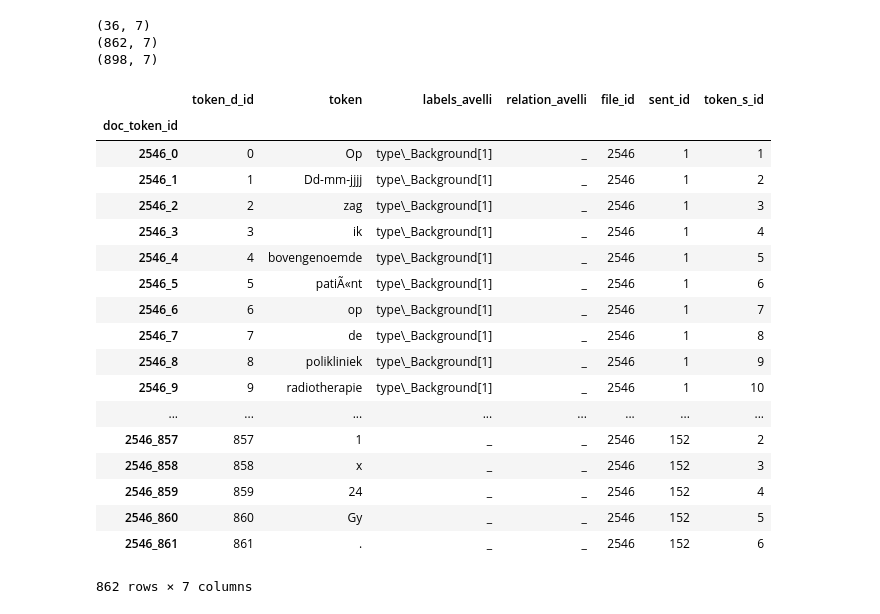
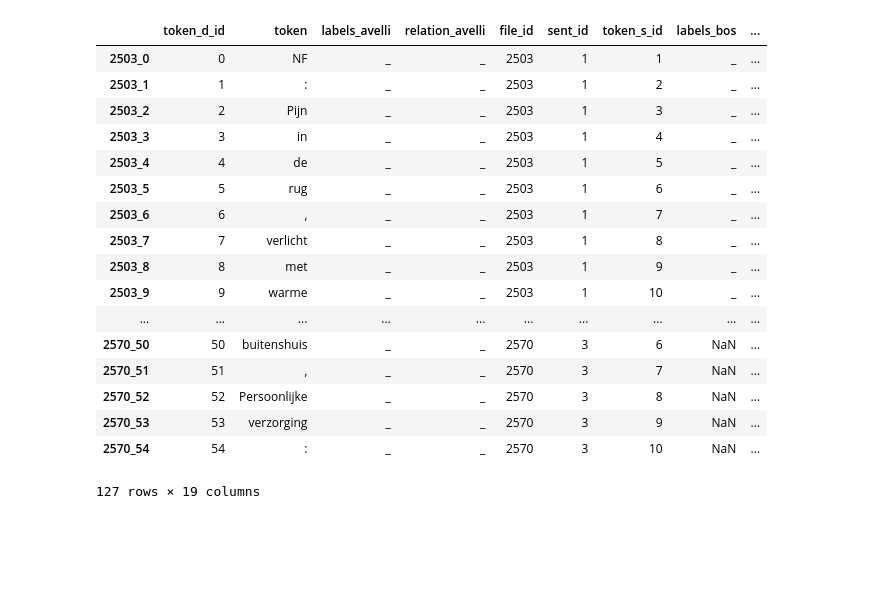
Before and after one commit to cltl/a-proof, a Jupyter notebook: join_annotations_by_multiple_annotators.ipynb, the cells around one changed output. Saved outputs shown, nothing was run; the diff lists cells and outputs as text; code cells hidden in the pictures; blank space fills up the shorter version.

Commit message:
Worked on join_annotations_by_multiple_annotators.ipynb

```diff
--- a/join_annotations_by_multiple_annotators.ipynb
+++ b/join_annotations_by_multiple_annotators.ipynb
@@ -35,12 +12,13 @@ def open_df_from_tsv(filename):
     with open(filename, 'r') as infile:
         for row in infile:
             if row.startswith('#'):
-                print(row)
                 continue
             row = row[:-1]
             split_row = row.split('\t')
             if split_row[0] == '':
                 continue
+            if len(split_row) != 5:
+                split_row.extend(['_', '_'])
             data.append(split_row)
     data
 
@@ -59,6 +37,3 @@ def open_df_from_tsv(filename):
 
 
     return df
-# %%
-df = open_df_from_tsv("sample_data/Avelli+wk_project_2020-07-24_1202/annotation/notities_2017_deel1_cleaned.csv---2503.conll/avelli.tsv")
-df.head()
@@ -73,3 +39,0 @@ df.head()
-# %%
-df_temp = open_df_from_tsv("sample_data/Avelli+wk_project_2020-07-24_1202/annotation/notities_2017_deel1_cleaned.csv---2546.conll/avelli.tsv")
-df_temp.head()
@@ -131,30 +40,35 @@ df_new
-# %%
-print(df.shape)
-print(df_temp.shape)
-print(df_new.shape)
-# %% [output]
-(36, 7)
-(862, 7)
-(898, 7)
-# %%
-df_temp
-# %% [output]
-|  | token_d_id | token | labels_avelli | relation_avelli | file_id | sent_id | token_s_id |
-| doc_token_id |  |  |  |  |  |  |  |
-| 2546_0 | 0 | Op | type\_Background[1] | _ | 2546 | 1 | 1 |
-| 2546_1 | 1 | Dd-mm-jjjj | type\_Background[1] | _ | 2546 | 1 | 2 |
-| 2546_2 | 2 | zag | type\_Background[1] | _ | 2546 | 1 | 3 |
-| 2546_3 | 3 | ik | type\_Background[1] | _ | 2546 | 1 | 4 |
-| 2546_4 | 4 | bovengenoemde | type\_Background[1] | _ | 2546 | 1 | 5 |
-| 2546_5 | 5 | patiÃ«nt | type\_Background[1] | _ | 2546 | 1 | 6 |
-| 2546_6 | 6 | op | type\_Background[1] | _ | 2546 | 1 | 7 |
-| 2546_7 | 7 | de | type\_Background[1] | _ | 2546 | 1 | 8 |
-| 2546_8 | 8 | polikliniek | type\_Background[1] | _ | 2546 | 1 | 9 |
-| 2546_9 | 9 | radiotherapie | type\_Background[1] | _ | 2546 | 1 | 10 |
-| ... | ... | ... | ... | ... | ... | ... | ... |
-| 2546_857 | 857 | 1 | _ | _ | 2546 | 152 | 2 |
-| 2546_858 | 858 | x | _ | _ | 2546 | 152 | 3 |
-| 2546_859 | 859 | 24 | _ | _ | 2546 | 152 | 4 |
-| 2546_860 | 860 | Gy | _ | _ | 2546 | 152 | 5 |
-| 2546_861 | 861 | . | _ | _ | 2546 | 152 | 6 |
-862 rows × 7 columns
+# %%
+for index, filename in enumerate(Path('./sample_data').glob('**/*.tsv')):
+
+    if index == 0:
+        df = open_df_from_tsv(filename)
+    else:
+
+        df_temp = open_df_from_tsv(filename)
+
+        if df_temp['file_id'][1] in set(df['file_id']):
+            df_temp.drop(['token_d_id', 'token', 'file_id', 'sent_id', 'token_s_id'], axis=1, inplace=True)
+            df = pd.concat([df, df_temp], axis=1, sort=False)
+        else:
+            df = pd.concat([df, df_temp], join='inner')
+
+df
+# %% [output]
+|  | token_d_id | token | labels_avelli | relation_avelli | file_id | sent_id | token_s_id | labels_bos | ... |
+| 2503_0 | 0 | NF | _ | _ | 2503 | 1 | 1 | _ | ... |
+| 2503_1 | 1 | : | _ | _ | 2503 | 1 | 2 | _ | ... |
+| 2503_2 | 2 | Pijn | _ | _ | 2503 | 1 | 3 | _ | ... |
+| 2503_3 | 3 | in | _ | _ | 2503 | 1 | 4 | _ | ... |
+| 2503_4 | 4 | de | _ | _ | 2503 | 1 | 5 | _ | ... |
+| 2503_5 | 5 | rug | _ | _ | 2503 | 1 | 6 | _ | ... |
+| 2503_6 | 6 | , | _ | _ | 2503 | 1 | 7 | _ | ... |
+| 2503_7 | 7 | verlicht | _ | _ | 2503 | 1 | 8 | _ | ... |
+| 2503_8 | 8 | met | _ | _ | 2503 | 1 | 9 | _ | ... |
+| 2503_9 | 9 | warme | _ | _ | 2503 | 1 | 10 | _ | ... |
+| ... | ... | ... | ... | ... | ... | ... | ... | ... | ... |
+| 2570_50 | 50 | buitenshuis | _ | _ | 2570 | 3 | 6 | NaN | ... |
+| 2570_51 | 51 | , | _ | _ | 2570 | 3 | 7 | NaN | ... |
+| 2570_52 | 52 | Persoonlijke | _ | _ | 2570 | 3 | 8 | NaN | ... |
+| 2570_53 | 53 | verzorging | _ | _ | 2570 | 3 | 9 | NaN | ... |
+| 2570_54 | 54 | : | _ | _ | 2570 | 3 | 10 | NaN | ... |
+127 rows × 19 columns
```
Also changed, not shown: parts of 5 cells of this notebook.
